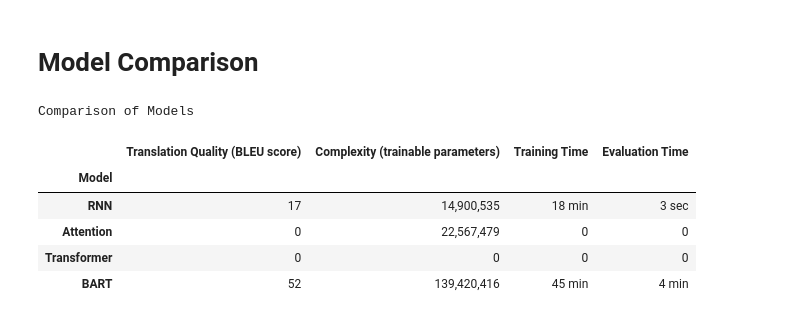
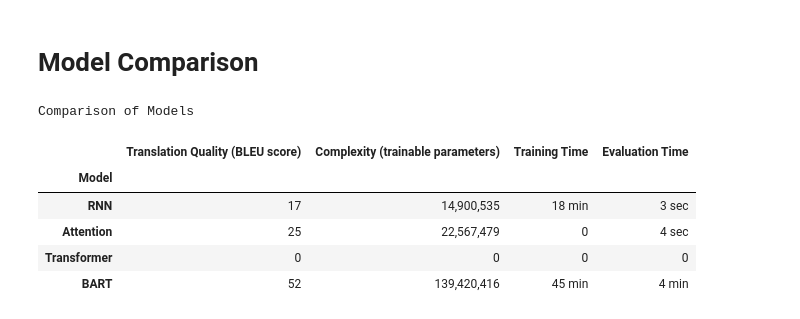
Before and after one commit to brayandm/deep-learning-in-applications-homeworks, a Jupyter notebook: hw02_NMT/hw02_Neural_Machine_translation.ipynb, the cells around one changed output. Drawn from its saved outputs; the diff is of its cells as text; code cells hidden in the pictures.

```diff
--- a/hw02_NMT/hw02_Neural_Machine_translation.ipynb
+++ b/hw02_NMT/hw02_Neural_Machine_translation.ipynb
@@ -1296,25 +1296,25 @@ corpus_bleu([[text] for text in original_text], generated_text) * 100
 # %%
 import pandas as pd
 
 data = {
     "Model": ["RNN", "Attention", "Transformer", "BART"],
     "Translation Quality (BLEU score)": [17, 25, 0, 52],
     "Complexity (trainable parameters)": ["14,900,535", "22,567,479", "0", "139,420,416"],
-    "Training Time": ["18 min", "0", "0", "45 min"],
+    "Training Time": ["18 min", "34 min", "0", "45 min"],
     "Evaluation Time": ["3 sec", "4 sec", "0", "4 min"]
 }
 
 df = pd.DataFrame(data)
 
 df.set_index("Model", inplace=True)
 
 print("Comparison of Models")
 display(df)
 # %% [output]
 Comparison of Models
 |  | Translation Quality (BLEU score) | Complexity (trainable parameters) | Training Time | Evaluation Time |
 | Model |  |  |  |  |
 | RNN | 17 | 14,900,535 | 18 min | 3 sec |
-| Attention | 0 | 22,567,479 | 0 | 0 |
+| Attention | 25 | 22,567,479 | 0 | 4 sec |
 | Transformer | 0 | 0 | 0 | 0 |
 | BART | 52 | 139,420,416 | 45 min | 4 min |
```
